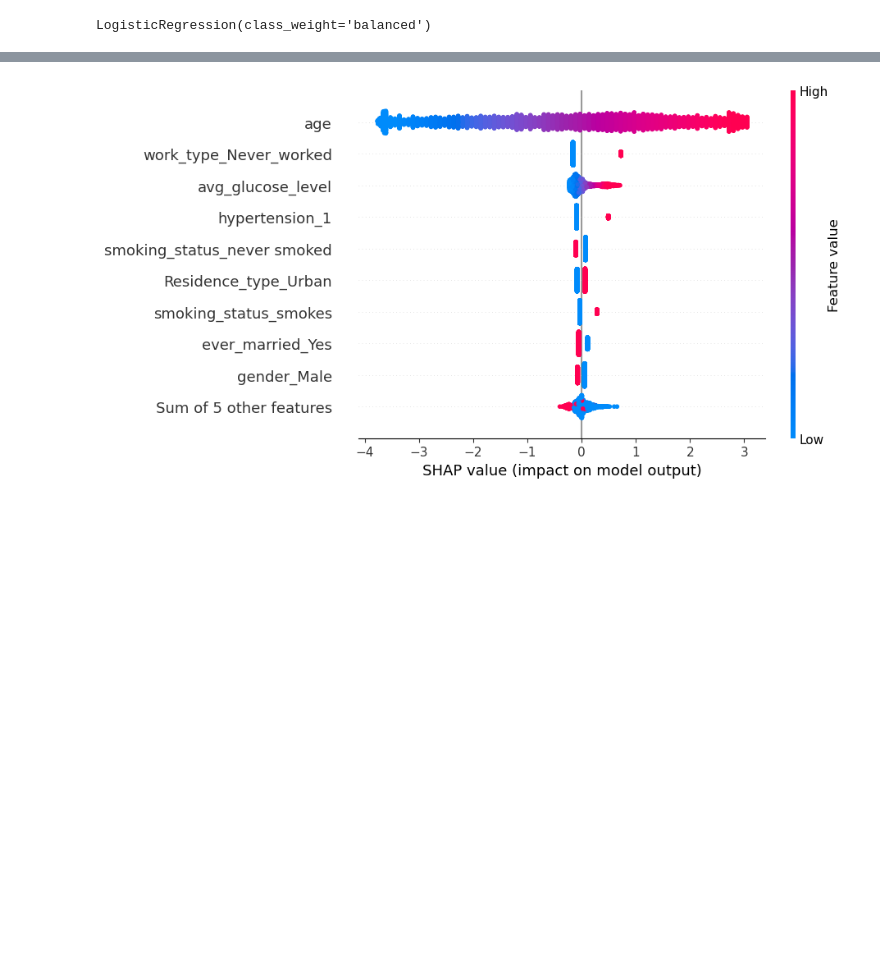
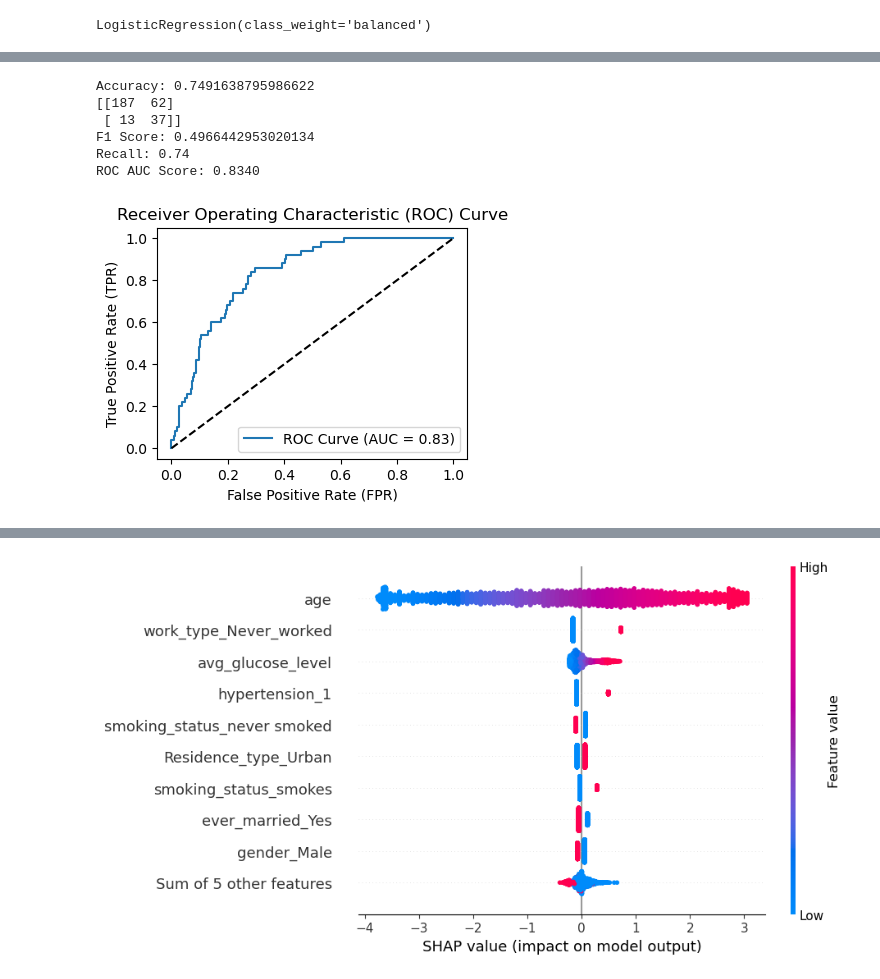
Before and after one commit to RuiQianSun/team7, a Jupyter notebook: experiments/log_reg(CatherineLiang).ipynb, the cells around one changed output, grey strips where cells are left out. Saved outputs shown, nothing was run; the diff lists cells and outputs as text; code cells hidden in the pictures; blank space fills up the shorter version.

```diff
--- a/experiments/log_reg(CatherineLiang).ipynb
+++ b/experiments/log_reg(CatherineLiang).ipynb
@@ -58,6 +303,0 @@ unique_values
-# %%
-#Change children to never worked
-df['work_type'] = df['work_type'].replace('children', 'Never_worked')
-# %%
-#Change Other to Male bc only applies to 1 row
-df['gender'] = df['gender'].replace('Other', 'Male')
@@ -89,0 +341,5 @@ print(categorical_cols)
+# %%
+#Remove age from continuous
+numerical_cols = [col for col in numerical_cols if col != 'age']
+print(numerical_cols)
+print(categorical_cols)
@@ -90,6 +349,8 @@ print(categorical_cols)
 # %%
 #Scale the numeric cols and get dummies for categoricals
 from sklearn.preprocessing import StandardScaler
+
+X = X.drop(columns=['age'])
 
 categorical_cols = [col for col in categorical_cols if col in X.columns]
 
@@ -101,5 +362,5 @@ if numerical_cols:
     scaler = StandardScaler()
     X[numerical_cols] = scaler.fit_transform(X[numerical_cols])
 
-print(X[:5])
+X.info()
 # %% [output]
@@ -340,0 +475,42 @@ shap_values = explainer(X_train)
+# %%
+from sklearn.metrics import accuracy_score, f1_score, confusion_matrix, roc_auc_score, roc_curve, recall_score
+import matplotlib.pyplot as plt
+
+accuracy = accuracy_score(y_test, y_pred)
+print(f"Accuracy: {accuracy}")
+conf_matrix = confusion_matrix(y_test, y_pred)
+print(conf_matrix)
+
+# y_test: true labels, y_pred: predicted labels
+f1 = f1_score(y_test, y_pred)
+
+print(f"F1 Score: {f1}")
+
+recall = recall_score(y_test, y_pred)
+
+print(f"Recall: {recall}")
+# Get probabilities for class 1 (stroke patients)
+y_prob = model.predict_proba(X_test)[:, 1]
+
+#Calculate AUC and plot the ROC curve
+auc_score = roc_auc_score(y_test, y_prob)
+print(f"ROC AUC Score: {auc_score:.4f}")
+
+fpr, tpr, thresholds = roc_curve(y_test, y_prob)
+
+plt.figure(figsize=(4, 3))
+plt.plot(fpr, tpr, label=f'ROC Curve (AUC = {auc_score:.2f})')
+plt.plot([0, 1], [0, 1], 'k--')  # Random classifier line
+plt.xlabel('False Positive Rate (FPR)')
+plt.ylabel('True Positive Rate (TPR)')
+plt.title('Receiver Operating Characteristic (ROC) Curve')
+plt.legend(loc='lower right')
+plt.show()
+# %% [output]
+Accuracy: 0.7491638795986622
+[[187  62]
+ [ 13  37]]
+F1 Score: 0.4966442953020134
+Recall: 0.74
+ROC AUC Score: 0.8340
+[figure, added]
```
Also changed, not shown: parts of 54 cells of this notebook, 4 other files.
